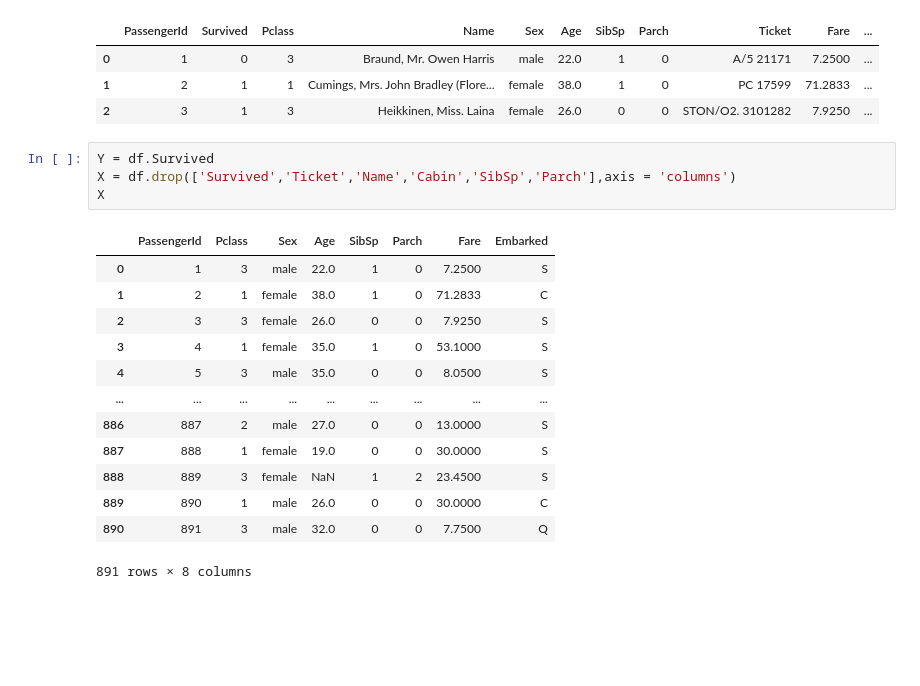
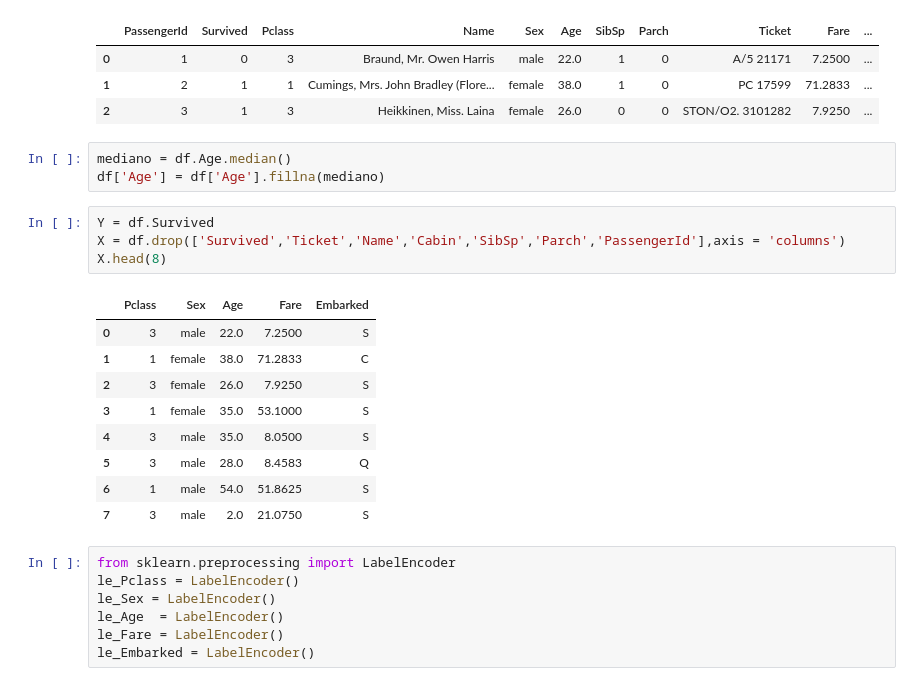
Before and after one commit to papito111/PYTHON_KURSY, a Jupyter notebook: python/Jupyter_nauka/ML/6_Decision_trees/Decision_tree_excer.ipynb, the cells around one changed output. Cells and saved outputs as stored; diff of their text form; blank space fills up the shorter version.

```diff
--- a/python/Jupyter_nauka/ML/6_Decision_trees/Decision_tree_excer.ipynb
+++ b/python/Jupyter_nauka/ML/6_Decision_trees/Decision_tree_excer.ipynb
@@ -12,21 +12,27 @@ df.head(3)
 | 0 | 1 | 0 | 3 | Braund, Mr. Owen Harris | male | 22.0 | 1 | 0 | A/5 21171 | 7.2500 | ... |
 | 1 | 2 | 1 | 1 | Cumings, Mrs. John Bradley (Flore... | female | 38.0 | 1 | 0 | PC 17599 | 71.2833 | ... |
 | 2 | 3 | 1 | 3 | Heikkinen, Miss. Laina | female | 26.0 | 0 | 0 | STON/O2. 3101282 | 7.9250 | ... |
+# %%
+mediano = df.Age.median()
+df['Age'] = df['Age'].fillna(mediano)
 # %%
 Y = df.Survived
-X = df.drop(['Survived','Ticket','Name','Cabin','SibSp','Parch'],axis = 'columns')
-X
+X = df.drop(['Survived','Ticket','Name','Cabin','SibSp','Parch','PassengerId'],axis = 'columns')
+X.head(8)
 # %% [output]
-|  | PassengerId | Pclass | Sex | Age | SibSp | Parch | Fare | Embarked |
-| 0 | 1 | 3 | male | 22.0 | 1 | 0 | 7.2500 | S |
-| 1 | 2 | 1 | female | 38.0 | 1 | 0 | 71.2833 | C |
-| 2 | 3 | 3 | female | 26.0 | 0 | 0 | 7.9250 | S |
-| 3 | 4 | 1 | female | 35.0 | 1 | 0 | 53.1000 | S |
-| 4 | 5 | 3 | male | 35.0 | 0 | 0 | 8.0500 | S |
-| ... | ... | ... | ... | ... | ... | ... | ... | ... |
-| 886 | 887 | 2 | male | 27.0 | 0 | 0 | 13.0000 | S |
-| 887 | 888 | 1 | female | 19.0 | 0 | 0 | 30.0000 | S |
-| 888 | 889 | 3 | female | NaN | 1 | 2 | 23.4500 | S |
-| 889 | 890 | 1 | male | 26.0 | 0 | 0 | 30.0000 | C |
-| 890 | 891 | 3 | male | 32.0 | 0 | 0 | 7.7500 | Q |
+|  | Pclass | Sex | Age | Fare | Embarked |
+| 0 | 3 | male | 22.0 | 7.2500 | S |
+| 1 | 1 | female | 38.0 | 71.2833 | C |
+| 2 | 3 | female | 26.0 | 7.9250 | S |
+| 3 | 1 | female | 35.0 | 53.1000 | S |
+| 4 | 3 | male | 35.0 | 8.0500 | S |
+| 5 | 3 | male | 28.0 | 8.4583 | Q |
+| 6 | 1 | male | 54.0 | 51.8625 | S |
+| 7 | 3 | male | 2.0 | 21.0750 | S |
-891 rows × 8 columns
+# %%
+from sklearn.preprocessing import LabelEncoder
+le_Pclass = LabelEncoder()
+le_Sex = LabelEncoder()
+le_Age	= LabelEncoder()
+le_Fare	= LabelEncoder()
+le_Embarked = LabelEncoder()
```
Also changed, not shown: parts of 6 cells of this notebook, 2 other files.
